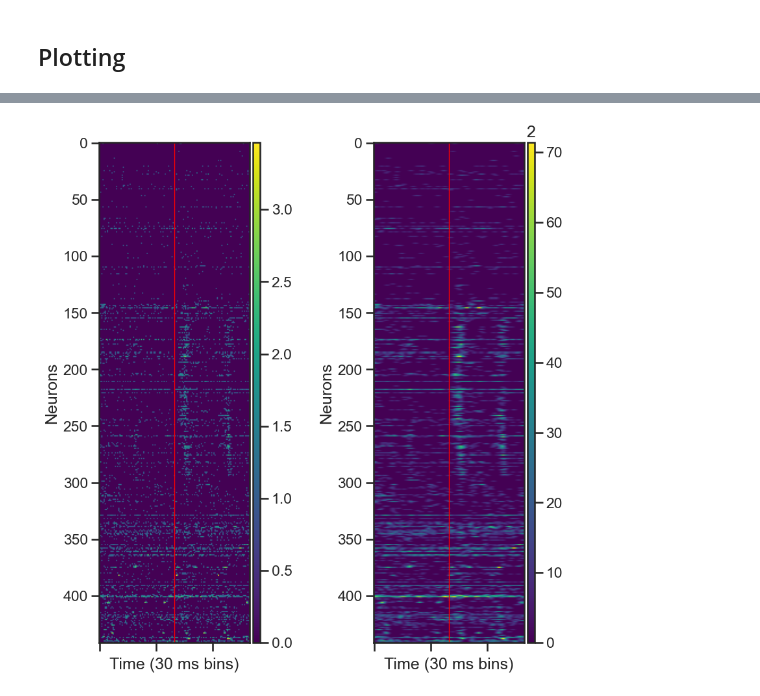
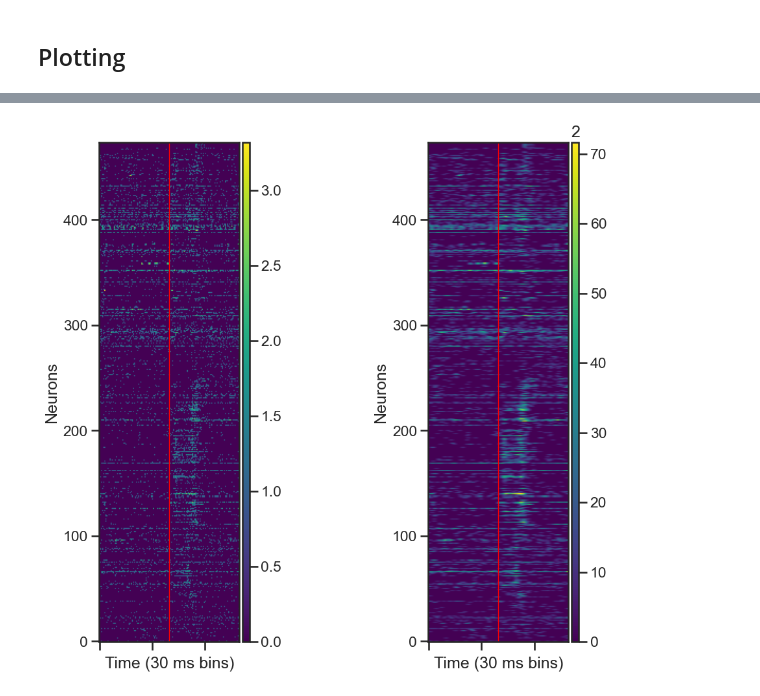
Before and after one commit to martinesparza/earthquake-analysis, a Jupyter notebook: notebooks/M044_2024_12_04_09_30.ipynb, the cells around one changed output, grey strips where cells are left out. Drawn from its saved outputs; the diff is of its cells as text; code cells hidden in the pictures.

```diff
--- a/notebooks/M044_2024_12_04_09_30.ipynb
+++ b/notebooks/M044_2024_12_04_09_30.ipynb
@@ -44,0 +34,2 @@ df.head()
+# %%
+df_ = tk.preprocess(df)
@@ -96,3 +91,5 @@ df_.head()
 5 rows × 37 columns
 # %% [markdown]
 ## Plotting
+# %%
+df_ = pyal.select_trials(df_, "idx_trial_end > 30365")  # Remove first 5 minutes because the switch was off
@@ -99,25 +106,26 @@ df_.head()
 # %%
-trial = 80
-area = 'MOp_CP_spikes'
+trial = 5
+area = 'all'
 from mpl_toolkits.axes_grid1 import make_axes_locatable
 with plt.style.context('seaborn-v0_8-bright'):
     sns.set_theme(context='talk', style='ticks', font='Arial')
-    fig, ax = plt.subplots(1, 2, sharex='all', figsize=(10, 10))
-    im1 = ax[0].imshow(df_.MOp_CP_spikes[trial].T, cmap='viridis')
+    fig, ax = plt.subplots(1, 2, sharex='all', figsize=(12, 10))
+    im1 = ax[0].imshow(df_[f"{area}_spikes"][trial].T, cmap='viridis', origin='lower')
     divider = make_axes_locatable(ax[0])
     cax = divider.append_axes("right", size="5%", pad=0.05)
     plt.colorbar(im1, cax=cax)
 
-    im2 = ax[1].imshow(df_.MOp_CP_rates[trial].T, cmap='viridis')
+    im2 = ax[1].imshow(df_[f"{area}_rates"][trial].T, cmap='viridis', origin='lower')
     divider = make_axes_locatable(ax[1])
     cax = divider.append_axes("right", size="5%", pad=0.05)
     plt.colorbar(im2, cax=cax)
     for ax_ in ax:
         plt.title(f"{df_.loc[trial].values_Sol_direction}")
         ax_.axvline(x = df_.loc[trial].idx_sol_on, color='red', linewidth = '1')
         ax_.set_ylabel('Neurons')
         ax_.set_xlabel('Time (30 ms bins)')
         ax_.set_xticklabels([])
+    plt.show()
 # %% [output]
-[figure, old version]
+[figure, new version]
 # %%
```
Also changed, not shown: parts of 10 cells of this notebook, 4 other files.
